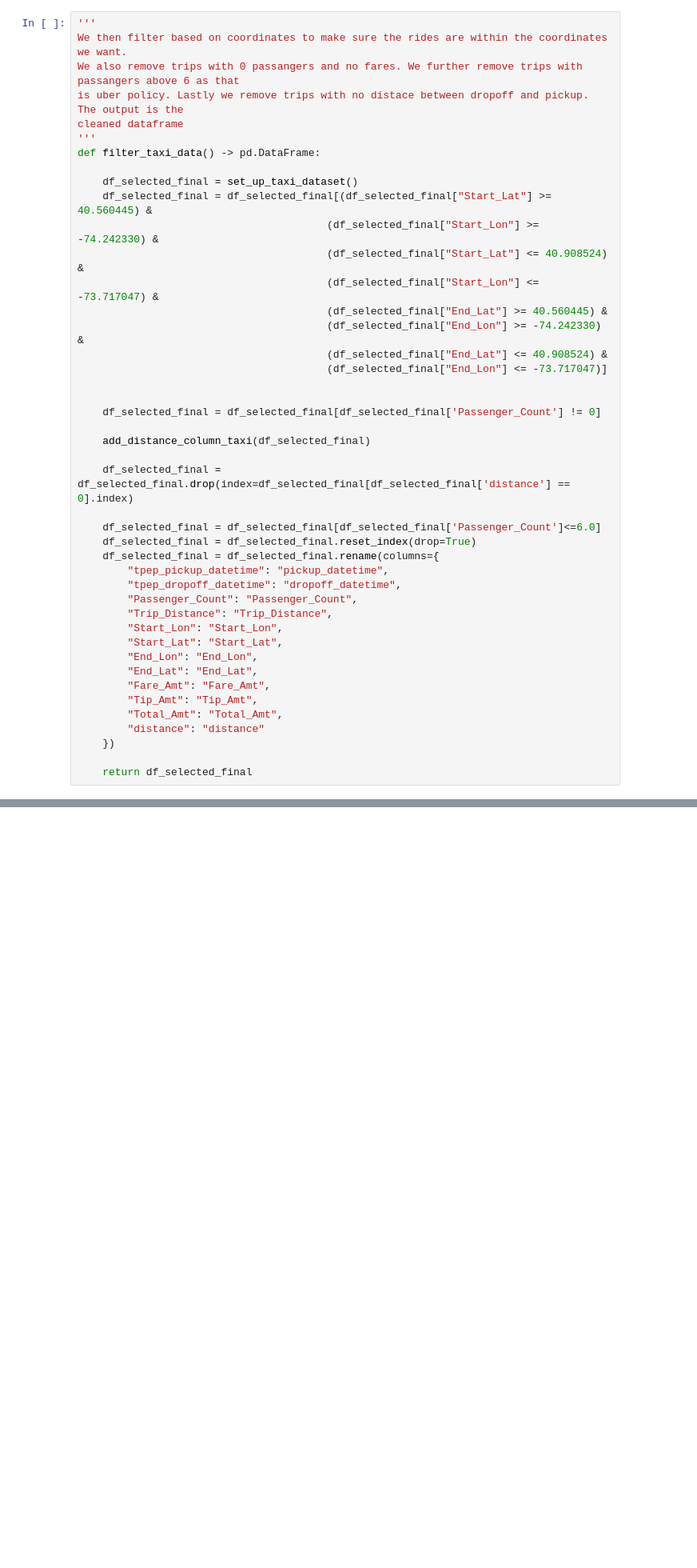
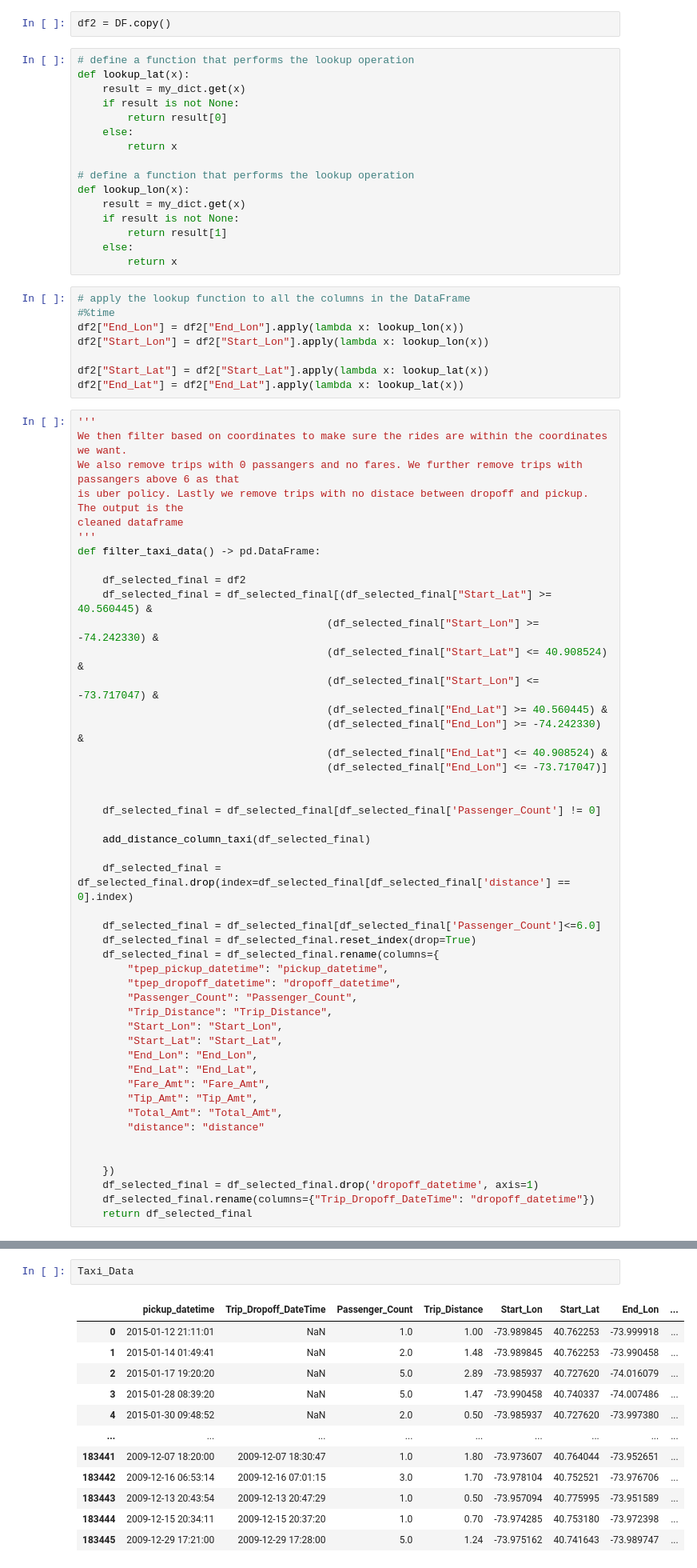
Before and after one commit to sowmya6598/final-project-tools, a Jupyter notebook: Project.ipynb, the cells around one changed output, grey strips where cells are left out. Shown at 80% size. Cells and saved outputs as stored; diff of their text form; blank space fills up the shorter version.

```diff
--- a/Project.ipynb
+++ b/Project.ipynb
@@ -388,3 +443,29 @@ def set_up_taxi_dataset() -> pd.DataFrame:
+# %%
+df2 = DF.copy()
+# %%
+# define a function that performs the lookup operation
+def lookup_lat(x):
+    result = my_dict.get(x)
+    if result is not None:
+        return result[0]
+    else:
+        return x
+
+# define a function that performs the lookup operation
+def lookup_lon(x):
+    result = my_dict.get(x)
+    if result is not None:
+        return result[1]
+    else:
+        return x
+# %%
+# apply the lookup function to all the columns in the DataFrame
+#%time
+df2["End_Lon"] = df2["End_Lon"].apply(lambda x: lookup_lon(x))
+df2["Start_Lon"] = df2["Start_Lon"].apply(lambda x: lookup_lon(x))
+
+df2["Start_Lat"] = df2["Start_Lat"].apply(lambda x: lookup_lat(x))
+df2["End_Lat"] = df2["End_Lat"].apply(lambda x: lookup_lat(x))
 # %%
 '''
 We then filter based on coordinates to make sure the rides are within the coordinates we want.
@@ -394,7 +475,7 @@ cleaned dataframe
 '''
 def filter_taxi_data() -> pd.DataFrame:
 
-    df_selected_final = set_up_taxi_dataset()
+    df_selected_final = df2
     df_selected_final = df_selected_final[(df_selected_final["Start_Lat"] >= 40.560445) &
                                         (df_selected_final["Start_Lon"] >= -74.242330) &
                                         (df_selected_final["Start_Lat"] <= 40.908524) &
@@ -426,8 +507,11 @@ def filter_taxi_data() -> pd.DataFrame:
         "Tip_Amt": "Tip_Amt",
         "Total_Amt": "Total_Amt",
         "distance": "distance"
+
+
     })
-
+    df_selected_final = df_selected_final.drop('dropoff_datetime', axis=1)
+    df_selected_final.rename(columns={"Trip_Dropoff_DateTime": "dropoff_datetime"})
     return df_selected_final
 # %%
 Taxi_Data = filter_taxi_data()
@@ -441,0 +518,15 @@ Taxi_Data.head()
+# %%
+Taxi_Data
+# %% [output]
+|  | pickup_datetime | Trip_Dropoff_DateTime | Passenger_Count | Trip_Distance | Start_Lon | Start_Lat | End_Lon | ... |
+| 0 | 2015-01-12 21:11:01 | NaN | 1.0 | 1.00 | -73.989845 | 40.762253 | -73.999918 | ... |
+| 1 | 2015-01-14 01:49:41 | NaN | 2.0 | 1.48 | -73.989845 | 40.762253 | -73.990458 | ... |
+| 2 | 2015-01-17 19:20:20 | NaN | 5.0 | 2.89 | -73.985937 | 40.727620 | -74.016079 | ... |
+| 3 | 2015-01-28 08:39:20 | NaN | 5.0 | 1.47 | -73.990458 | 40.740337 | -74.007486 | ... |
+| 4 | 2015-01-30 09:48:52 | NaN | 2.0 | 0.50 | -73.985937 | 40.727620 | -73.997380 | ... |
+| ... | ... | ... | ... | ... | ... | ... | ... | ... |
+| 183441 | 2009-12-07 18:20:00 | 2009-12-07 18:30:47 | 1.0 | 1.80 | -73.973607 | 40.764044 | -73.952651 | ... |
+| 183442 | 2009-12-16 06:53:14 | 2009-12-16 07:01:15 | 3.0 | 1.70 | -73.978104 | 40.752521 | -73.976706 | ... |
+| 183443 | 2009-12-13 20:43:54 | 2009-12-13 20:47:29 | 1.0 | 0.50 | -73.957094 | 40.775995 | -73.951589 | ... |
+| 183444 | 2009-12-15 20:34:11 | 2009-12-15 20:37:20 | 1.0 | 0.70 | -73.974285 | 40.753180 | -73.972398 | ... |
+| 183445 | 2009-12-29 17:21:00 | 2009-12-29 17:28:00 | 5.0 | 1.24 | -73.975162 | 40.741643 | -73.989747 | ... |
```
Also changed, not shown: parts of 17 cells of this notebook.
